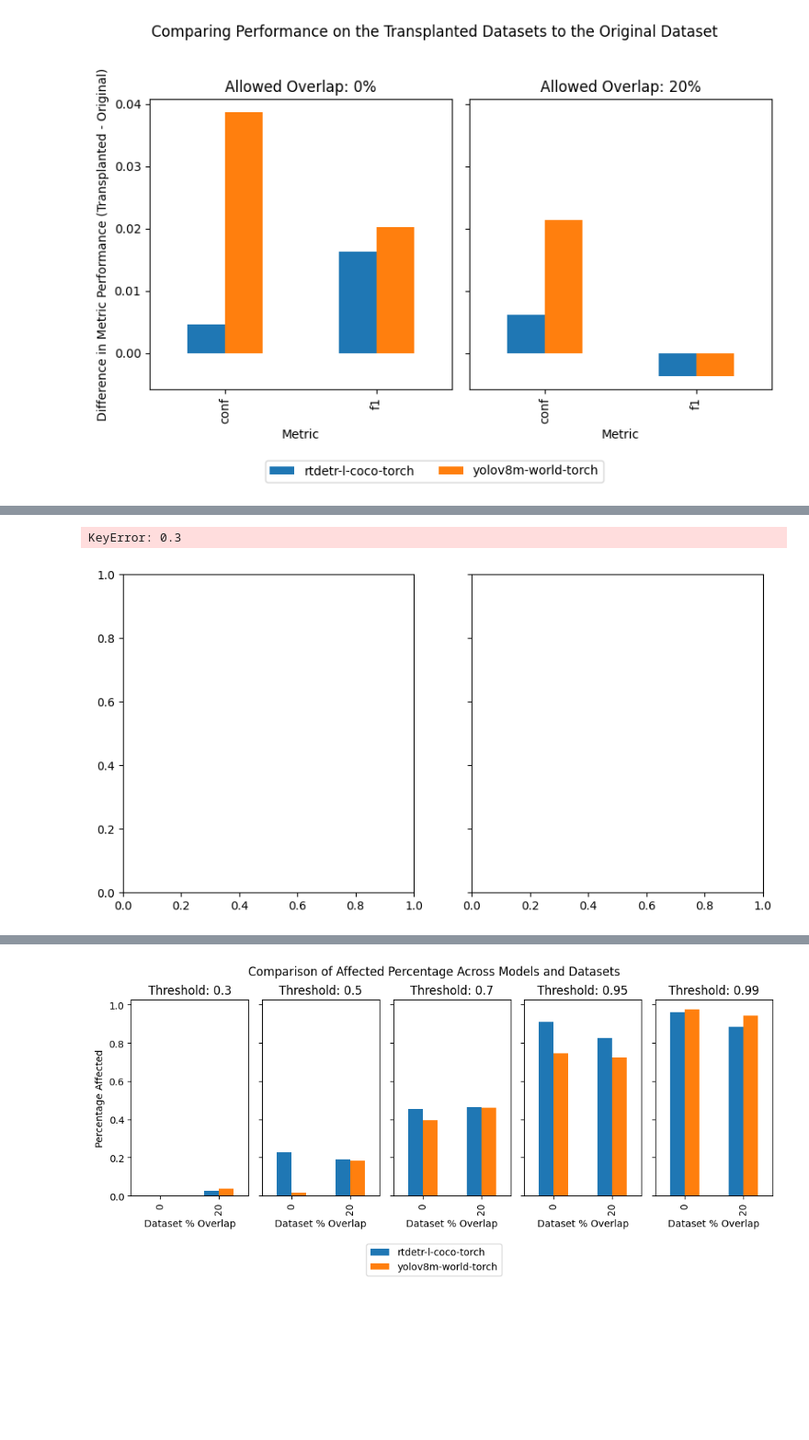
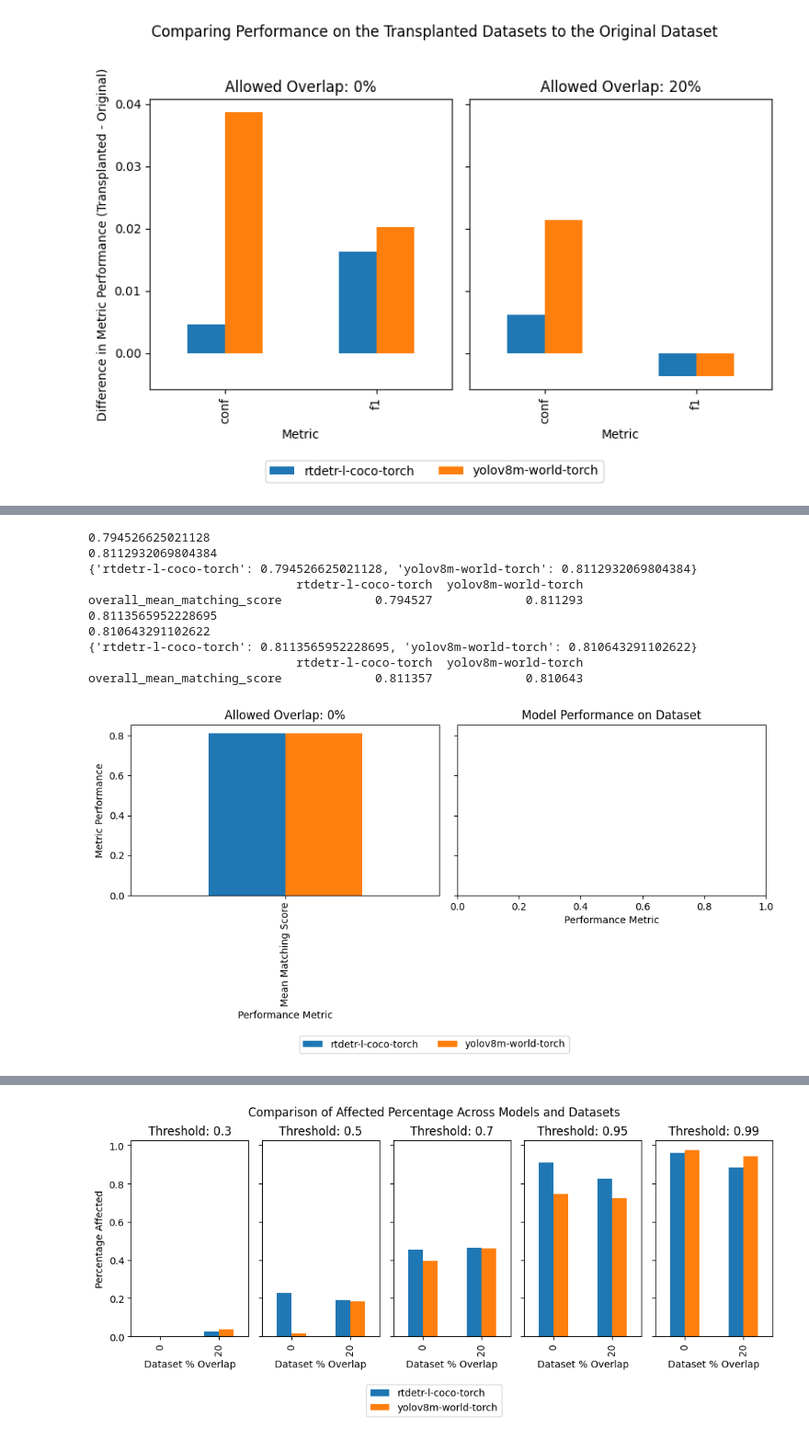
Before and after one commit to sofiesana/updog, a Jupyter notebook: analysis.ipynb, the cells around one changed output, grey strips where cells are left out. Shown at 92% size. Saved outputs shown, nothing was run; the diff lists cells and outputs as text; code cells hidden in the pictures; blank space fills up the shorter version.

Commit message:
all plots (trans acc needs to be hardcoded as I forgot to save it)

```diff
--- a/analysis.ipynb
+++ b/analysis.ipynb
@@ -20,12 +28,21 @@ dict_keys(['og_dataset', 'trans_dataset', 'model_name', 'affected_dict', 'affect
 def get_df(overlap_result, metric_name):
     # makes a df wit the result for a single dataset (e.g. trans_0), for a single metric
     data = {}
+    index_needed=False
     for model in overlap_result:
         data[model] = {}
-        for additional_metric in overlap_result[model][metric_name]:
-            data[model][additional_metric] = overlap_result[model][metric_name]
-            data[model][additional_metric] = overlap_result[model][metric_name][additional_metric]
-    df = pd.DataFrame(data)
+        print(overlap_result[model][metric_name])
+        if type(overlap_result[model][metric_name]) == dict:
+            for additional_metric in overlap_result[model][metric_name]:
+                data[model][additional_metric] = overlap_result[model][metric_name][additional_metric]
+        else:
+            index_needed=True
+            data[model] = overlap_result[model][metric_name]
+    print(data)
+    if index_needed:
+        df = pd.DataFrame(data, index=[metric_name])
+    else:
+        df = pd.DataFrame(data)
     return df
 # %%
 def plot_difference(df1, df2, metric_name):
@@ -167,36 +183,45 @@ yolov8m-world-torch  0.037076  0.184322  0.459746  0.723517  0.942797
 # %%
-def plot_bar_affected(metric_name, overlap_results):
+def plot_bar_perf_mult(metric_name, overlap_results, metric_display_name='Mean Matching Score'):
     fig, axes = plt.subplots(nrows=1, ncols=len(overlap_results), figsize=(10, 5), sharey=True)
 
     combined_data = {}
-    for i, threshold in enumerate([0.3, 0.5, 0.95, 0.99]): # This needs to be over the [0.3, 0.5, 0.95, 0.99]
-        overlap_result_index = threshold
-        overlap_result = overlap_results[threshold]
-        df = get_df_transposed(overlap_result, metric_name)
-        df.plot(kind='bar', ax=axes[i], legend=False)
+    for i, overlap in enumerate(overlap_results):
+        overlap_result_index = overlap
+        overlap_result = overlap_results[overlap]
+        df = get_df(overlap_result, metric_name)
+        df = df.rename(index={metric_name: metric_display_name})
+        df.plot(kind='bar', ax=axes[0], legend=False)
 
         # Customize the subplot
         axes[i].set_title(f'Allowed Overlap: {overlap_result_index}%')
         axes[i].set_xlabel('Performance Metric')
         if i == 0:
             axes[i].set_ylabel('Metric Performance')
 
         # Collect legend handles and labels
         if i == 0:
             handles, labels = axes[i].get_legend_handles_labels()
 
     # Set a single legend for the entire figure
-    fig.legend(handles, labels, loc='upper center', bbox_to_anchor=(0.5, 1), ncol=len(overlap_results))
+    fig.legend(handles, labels, loc='upper center', bbox_to_anchor=(0.5, 0), ncol=len(overlap_results))
 
     # Adjust layout to make room for the legend
     plt.tight_layout(rect=[0, 0, 1, 0.95])
     plt.title(f"Model Performance on Dataset")
 
     # Show the plot
     plt.show()
 
-plot_bar_affected('affected_perc', results)
-# plot_bar_perf('affected_perc', results['20'])
+plot_bar_perf_mult('overall_mean_matching_score', results)
 # %% [output]
-KeyError: 0.3
+0.794526625021128
+0.8112932069804384
+{'rtdetr-l-coco-torch': 0.794526625021128, 'yolov8m-world-torch': 0.8112932069804384}
+                             rtdetr-l-coco-torch  yolov8m-world-torch
+overall_mean_matching_score             0.794527             0.811293
+0.8113565952228695
+0.810643291102622
+{'rtdetr-l-coco-torch': 0.8113565952228695, 'yolov8m-world-torch': 0.810643291102622}
+                             rtdetr-l-coco-torch  yolov8m-world-torch
+overall_mean_matching_score             0.811357             0.810643
-[figure, old version]
+[figure, new version]
```
Also changed, not shown: parts of 7 cells of this notebook.
